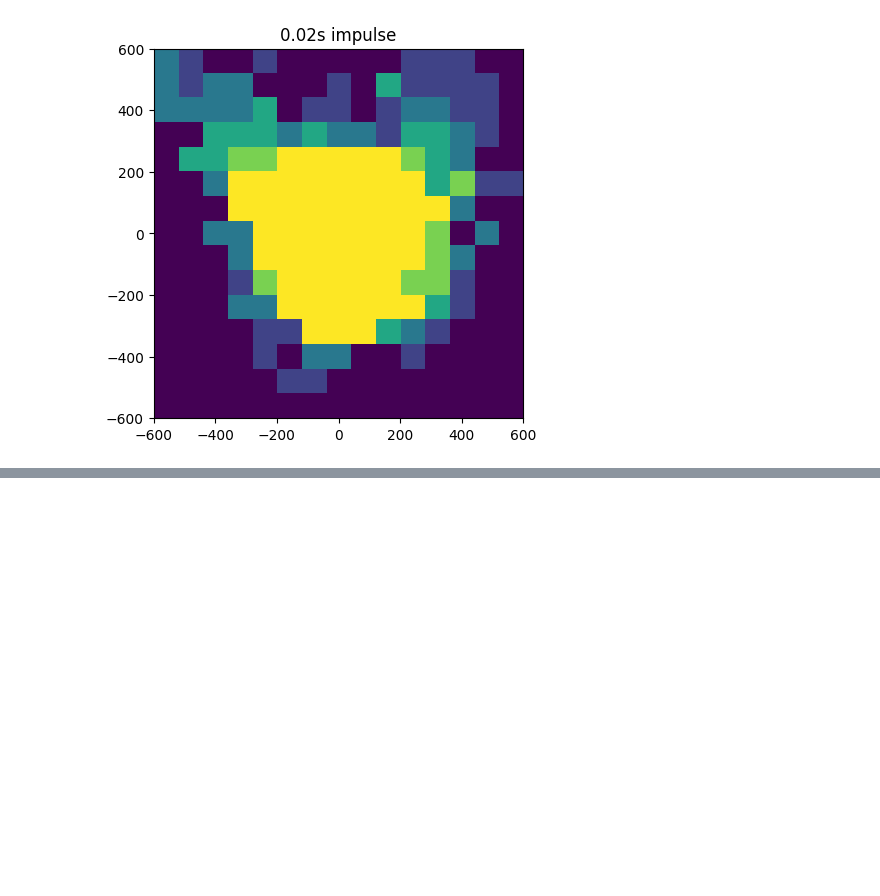
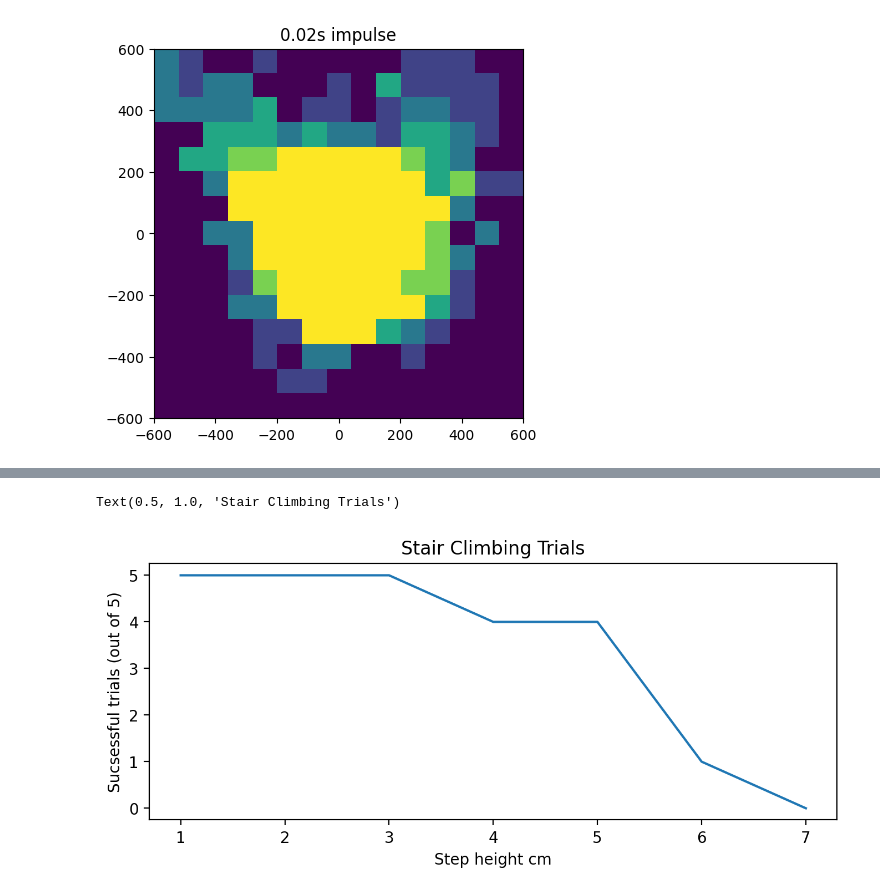
Before and after one commit to LegoYoda112/slider_RL, a Jupyter notebook: test_model.ipynb, the cells around one changed output, grey strips where cells are left out. Drawn from its saved outputs; the diff is of its cells as text; code cells hidden in the pictures; blank space fills up the shorter version.

```diff
--- a/test_model.ipynb
+++ b/test_model.ipynb
@@ -145,0 +159,13 @@ Text(0.5, 1.0, '0.02s impulse')
+# %%
+sucsess = [5, 5, 5, 4, 4, 1, 0]
+angle =   [1,2,3,4,5,6,7]
+
+plt.figure(dpi = 200, figsize=[8, 3])
+
+plt.plot(angle, sucsess)
+plt.xlabel("Step height cm")
+plt.ylabel("Sucsessful trials (out of 5)")
+plt.title("Stair Climbing Trials")
+# %% [output]
+Text(0.5, 1.0, 'Stair Climbing Trials')
+[figure, added]
```
Also changed, not shown: parts of 1 cell of this notebook, 8 other files.
